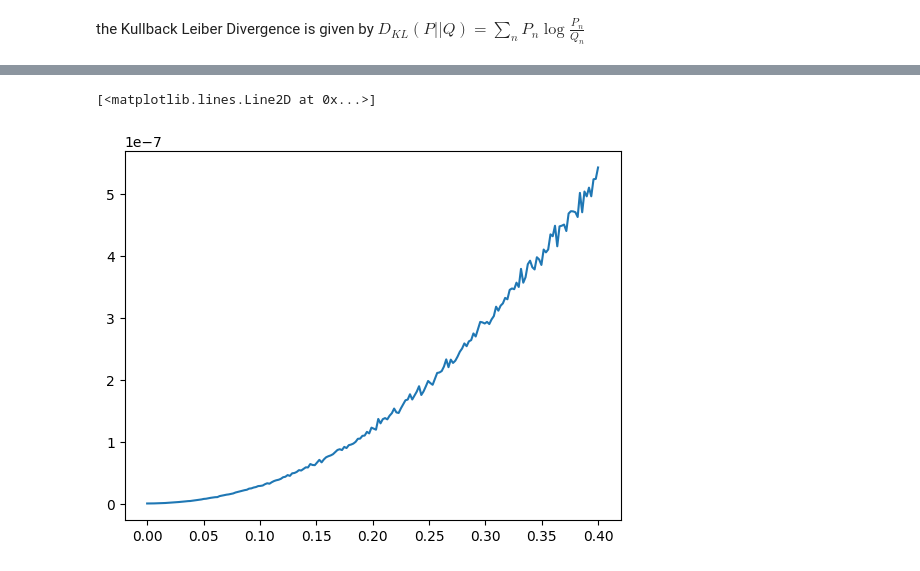
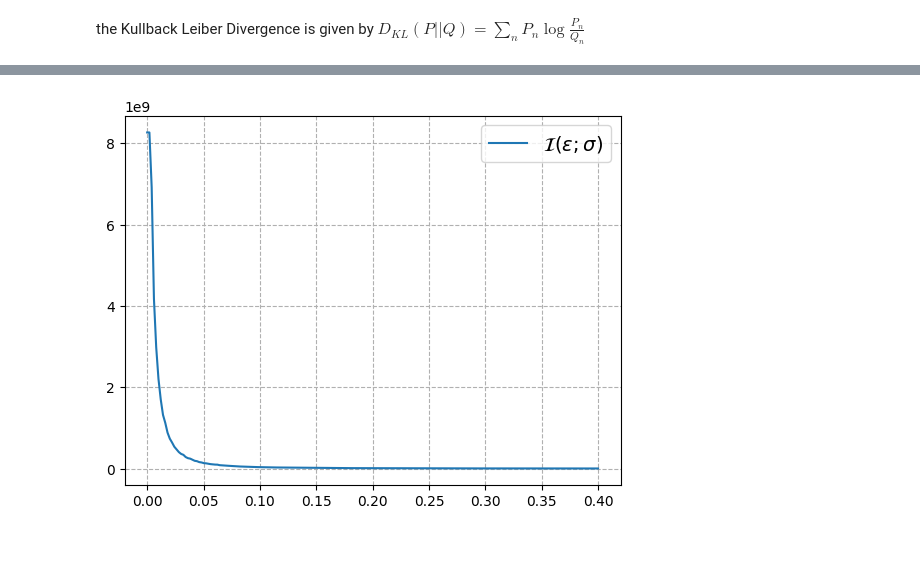
Before and after one commit to seafontes/listas, a Jupyter notebook: stochastic_mechanics/asymmetry.ipynb, the cells around one changed output, grey strips where cells are left out. Cells and saved outputs as stored; diff of their text form; code cells hidden in the pictures.

```diff
--- a/stochastic_mechanics/asymmetry.ipynb
+++ b/stochastic_mechanics/asymmetry.ipynb
@@ -225,5 +225,9 @@ plt.plot(sigmas,1/var_array)
-# %%
-plt.plot(sigmas,var_array)
-# %% [output]
-[<matplotlib.lines.Line2D at 0x...>]
-[figure, removed]
+# %%
+fig, ax = plt.subplots()
+ax.plot(sigmas,1/var_array, label=r"$\mathcal{I}(\epsilon;\sigma)$")
+ax.grid(True, linestyle='--')
+ax.legend(fontsize=14)
+
+plt.show()
+# %% [output]
+[figure, added]
```
Also changed, not shown: parts of 5 cells of this notebook, 6 other files.
